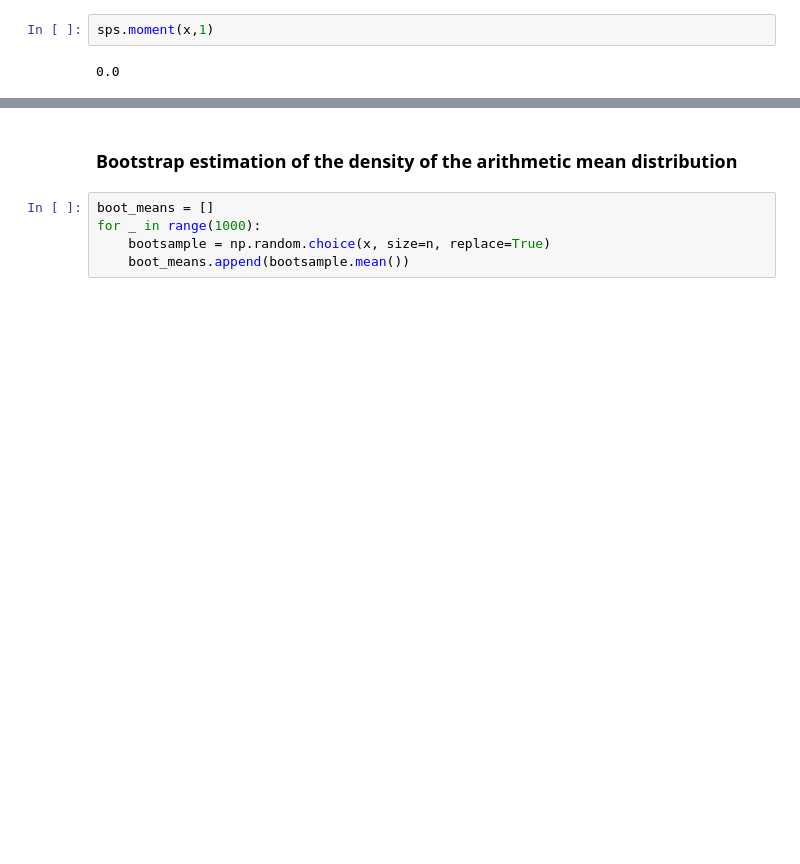
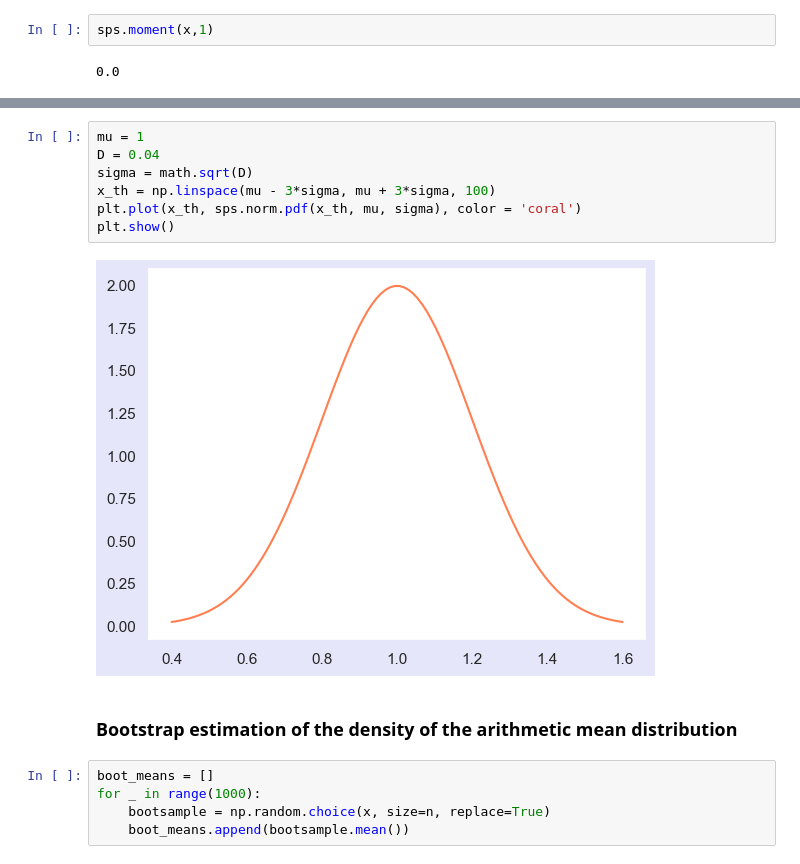
Before and after one commit to SAFUANlip/MathStat, a Jupyter notebook: T2.ipynb, the cells around one changed output, grey strips where cells are left out. Saved outputs shown, nothing was run; the diff lists cells and outputs as text; blank space fills up the shorter version.

```diff
--- a/T2.ipynb
+++ b/T2.ipynb
@@ -158,3 +171,12 @@ sps.moment(x,1)
+# %%
+mu = 1
+D = 0.04
+sigma = math.sqrt(D)
+x_th = np.linspace(mu - 3*sigma, mu + 3*sigma, 100)
+plt.plot(x_th, sps.norm.pdf(x_th, mu, sigma), color = 'coral')
+plt.show()
+# %% [output]
+[figure, added]
 # %% [markdown]
 ### Bootstrap estimation of the density of the arithmetic mean distribution
 # %%
```
Also changed, not shown: parts of 23 cells of this notebook.
